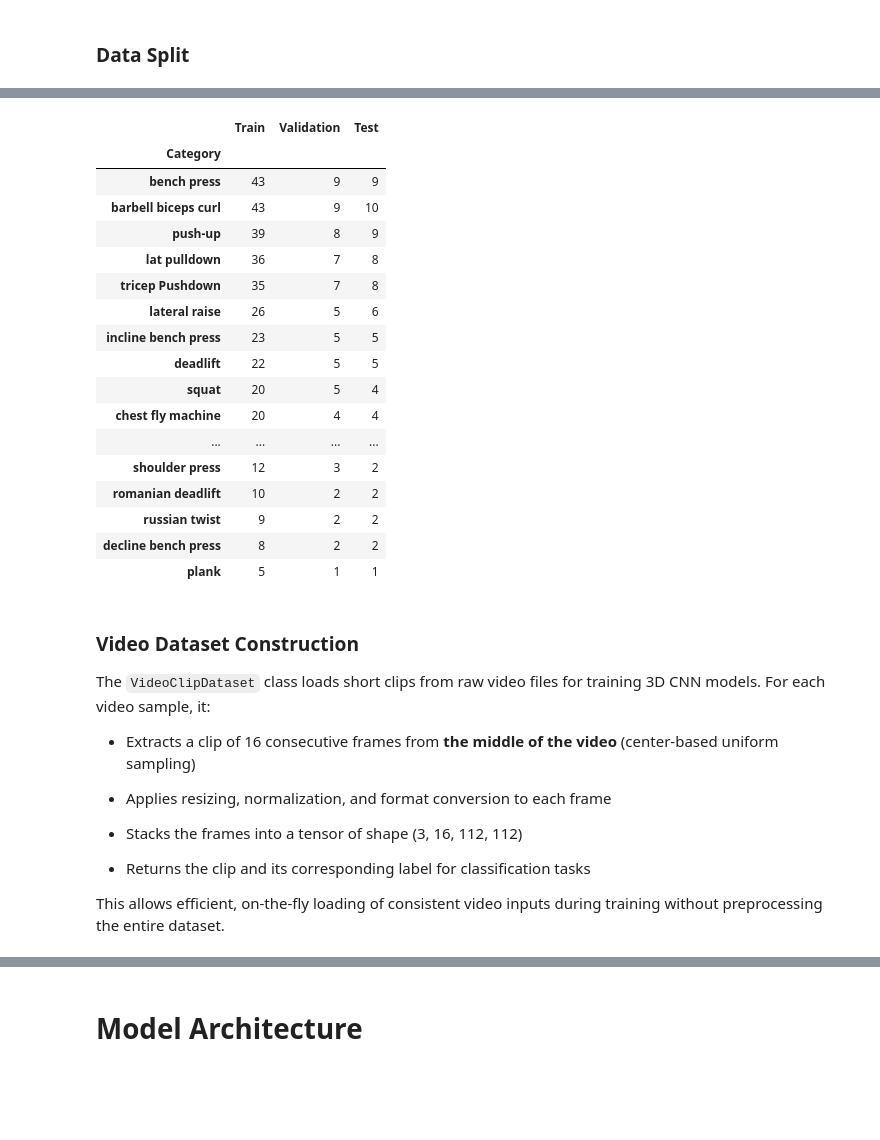
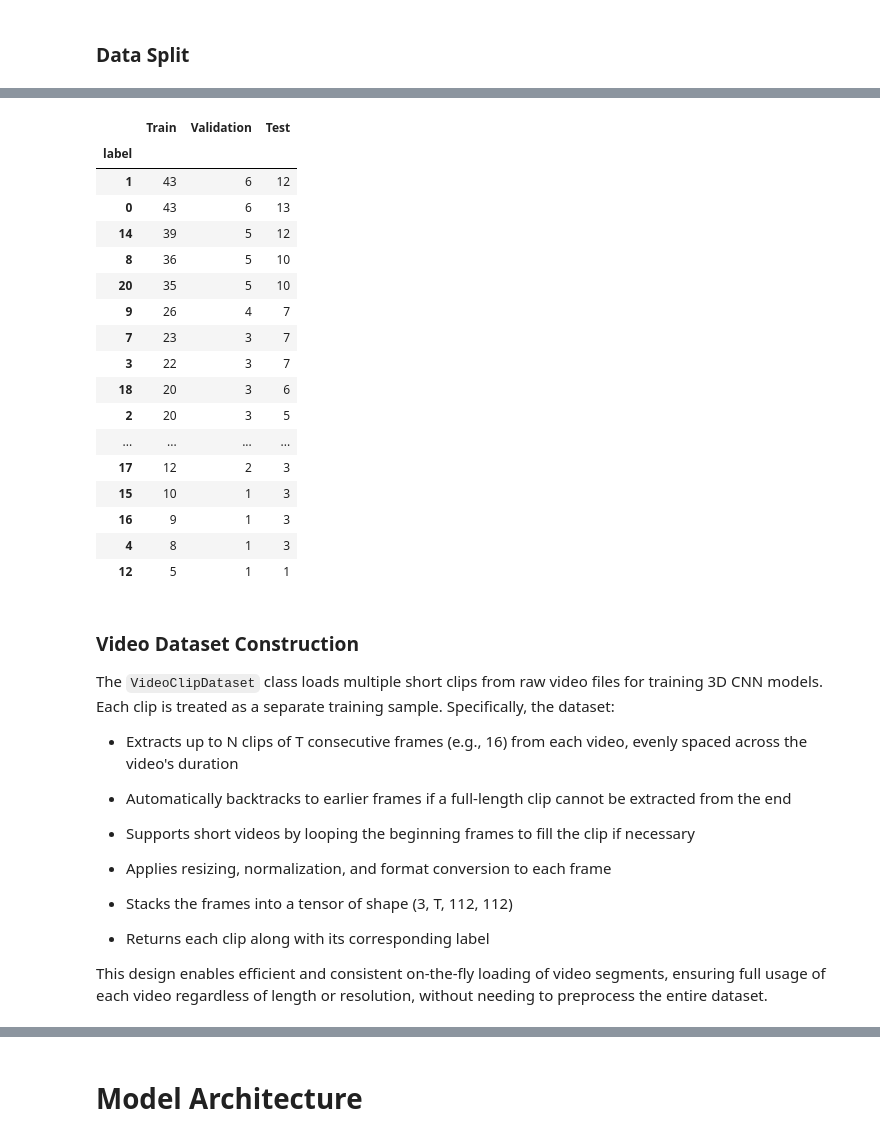
Before and after one commit to ShannieChacham/Workout_Exercises_Video_Classifier, a Jupyter notebook: Shannie_Chacham.ipynb, the cells around one changed output, grey strips where cells are left out. Cells and saved outputs as stored; diff of their text form; code cells hidden in the pictures; blank space fills up the shorter version.

Commit message:
Done Data Preprocess

```diff
--- a/Shannie_Chacham.ipynb
+++ b/Shannie_Chacham.ipynb
@@ -269,13 +290,10 @@ df.head()
 # %% [markdown]
 ### **Data Split**
 # %%
-def build_split_csv(df: pd.DataFrame, output_dir: str, train_size=0.7, val_size=0.15, seed=42):
-    # First, split to train and temp
-    train_df, temp_df = train_test_split(df, test_size=1-train_size, stratify=df['Category'], random_state=seed)
-
-    # Then split temp into val and test
-    relative_val_size = val_size / (1 - train_size)
-    val_df, test_df = train_test_split(temp_df, test_size=1 - relative_val_size, stratify=temp_df['Category'], random_state=seed)
+def prepare_split_dataframe(df: pd.DataFrame, output_dir: str, test_size=0.2, val_size=0.1, seed=42):
+    train_df, temp_df = train_test_split(df, test_size=(test_size + val_size), stratify=df['label'], random_state=seed)
+    relative_val_size = val_size / (test_size + val_size)
+    val_df, test_df = train_test_split(temp_df, test_size=1 - relative_val_size, stratify=temp_df['label'], random_state=seed)
 
     # Save as CSVs
     os.makedirs(output_dir, exist_ok=True)
@@ -283,8 +301,8 @@ def build_split_csv(df: pd.DataFrame, output_dir: str, train_size=0.7, val_size=
     val_df.to_csv(f"{output_dir}/val.csv", index=False)
     test_df.to_csv(f"{output_dir}/test.csv", index=False)
 
-    return train_df, val_df, test_df
+    return train_df.reset_index(drop=True), val_df.reset_index(drop=True), test_df.reset_index(drop=True)
 # %%
 splits_dir = "/content/drive/MyDrive/Beilinson/splits"
 
-train_df, val_df, test_df = build_split_csv(video_df, output_dir=splits_dir)
+train_df, val_df, test_df = prepare_split_dataframe(df, output_dir=splits_dir)
@@ -291,45 +325,49 @@ train_df, val_df, test_df = build_split_csv(video_df, output_dir=splits_dir)
 # %%
 # Count per category for each split
-train_counts = train_df['Category'].value_counts().rename('Train')
-val_counts = val_df['Category'].value_counts().rename('Validation')
-test_counts = test_df['Category'].value_counts().rename('Test')
+train_counts = train_df['label'].value_counts().rename('Train')
+val_counts = val_df['label'].value_counts().rename('Validation')
+test_counts = test_df['label'].value_counts().rename('Test')
 
 # Combine into single DataFrame
 split_summary = pd.concat([train_counts, val_counts, test_counts], axis=1).fillna(0).astype(int)
 
 # Display the summary
 display(split_summary)
 # %% [output]
 |  | Train | Validation | Test |
-| Category |  |  |  |
-| bench press | 43 | 9 | 9 |
-| barbell biceps curl | 43 | 9 | 10 |
-| push-up | 39 | 8 | 9 |
-| lat pulldown | 36 | 7 | 8 |
-| tricep Pushdown | 35 | 7 | 8 |
-| lateral raise | 26 | 5 | 6 |
-| incline bench press | 23 | 5 | 5 |
-| deadlift | 22 | 5 | 5 |
-| squat | 20 | 5 | 4 |
-| chest fly machine | 20 | 4 | 4 |
+| label |  |  |  |
+| 1 | 43 | 6 | 12 |
+| 0 | 43 | 6 | 13 |
+| 14 | 39 | 5 | 12 |
+| 8 | 36 | 5 | 10 |
+| 20 | 35 | 5 | 10 |
+| 9 | 26 | 4 | 7 |
+| 7 | 23 | 3 | 7 |
+| 3 | 22 | 3 | 7 |
+| 18 | 20 | 3 | 6 |
+| 2 | 20 | 3 | 5 |
 | ... | ... | ... | ... |
-| shoulder press | 12 | 3 | 2 |
-| romanian deadlift | 10 | 2 | 2 |
-| russian twist | 9 | 2 | 2 |
-| decline bench press | 8 | 2 | 2 |
-| plank | 5 | 1 | 1 |
+| 17 | 12 | 2 | 3 |
+| 15 | 10 | 1 | 3 |
+| 16 | 9 | 1 | 3 |
+| 4 | 8 | 1 | 3 |
+| 12 | 5 | 1 | 1 |
 # %% [markdown]
 ### **Video Dataset Construction**
 
-The `VideoClipDataset` class loads short clips from raw video files for training 3D CNN models.
-For each video sample, it:
+The `VideoClipDataset` class loads multiple short clips from raw video files for training 3D CNN models.
+Each clip is treated as a separate training sample. Specifically, the dataset:
 
-* Extracts a clip of 16 consecutive frames from **the middle of the video** (center-based uniform sampling)
+* Extracts up to N clips of T consecutive frames (e.g., 16) from each video, evenly spaced across the video's duration
+
+* Automatically backtracks to earlier frames if a full-length clip cannot be extracted from the end
+
+* Supports short videos by looping the beginning frames to fill the clip if necessary
 
 * Applies resizing, normalization, and format conversion to each frame
 
-* Stacks the frames into a tensor of shape (3, 16, 112, 112)
+* Stacks the frames into a tensor of shape (3, T, 112, 112)
 
-* Returns the clip and its corresponding label for classification tasks
+* Returns each clip along with its corresponding label
 
-This allows efficient, on-the-fly loading of consistent video inputs during training without preprocessing the entire dataset.
+This design enables efficient and consistent on-the-fly loading of video segments, ensuring full usage of each video regardless of length or resolution, without needing to preprocess the entire dataset.
```
Also changed, not shown: parts of 18 cells of this notebook.
